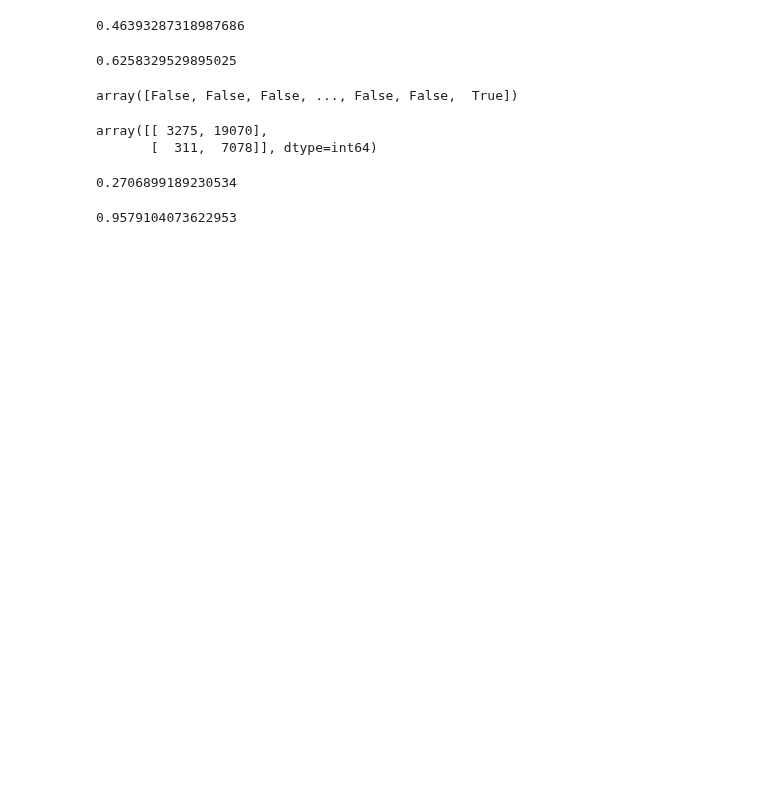
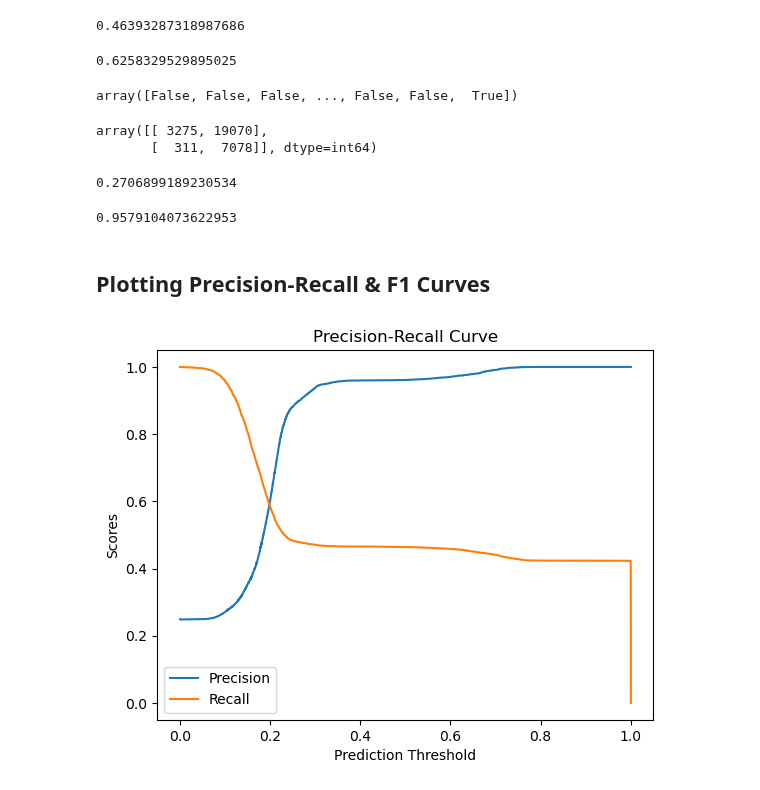
Before and after one commit to Camiloesp/PythonDataScience_SupervisedML, a Jupyter notebook: Classification_Modeling/4_ClassificationMetrics.ipynb, the cells around one changed output. Saved outputs shown, nothing was run; the diff lists cells and outputs as text; code cells hidden in the pictures; blank space fills up the shorter version.

Commit message:
Plotting precision-recall & F1 curves

```diff
--- a/Classification_Modeling/4_ClassificationMetrics.ipynb
+++ b/Classification_Modeling/4_ClassificationMetrics.ipynb
@@ -184,3 +184,21 @@ precision_score(y_test, lr_reg.predict_proba(X_test_std)[:,1] > .1)
 recall_score(y_test, lr_reg.predict_proba(X_test_std)[:,1] > .1)
 # %% [output]
 0.9579104073622953
+# %% [markdown]
+## Plotting Precision-Recall & F1 Curves
+# %%
+from sklearn.metrics import precision_recall_curve
+import matplotlib.pyplot as plt
+
+p_curve, r_curve, t_curve = precision_recall_curve(y_test, lr_reg.predict_proba(X_test_std)[:,1])
+
+plt.plot(t_curve, p_curve[:-1], label='Precision')
+plt.plot(t_curve, r_curve[:-1], label='Recall')
+plt.xlabel('Prediction Threshold')
+plt.ylabel('Scores')
+plt.legend()
+plt.title('Precision-Recall Curve')
+# plt.grid(True)
+plt.show()
+# %% [output]
+[figure, added]
```
Also changed, not shown: parts of 4 cells of this notebook.
